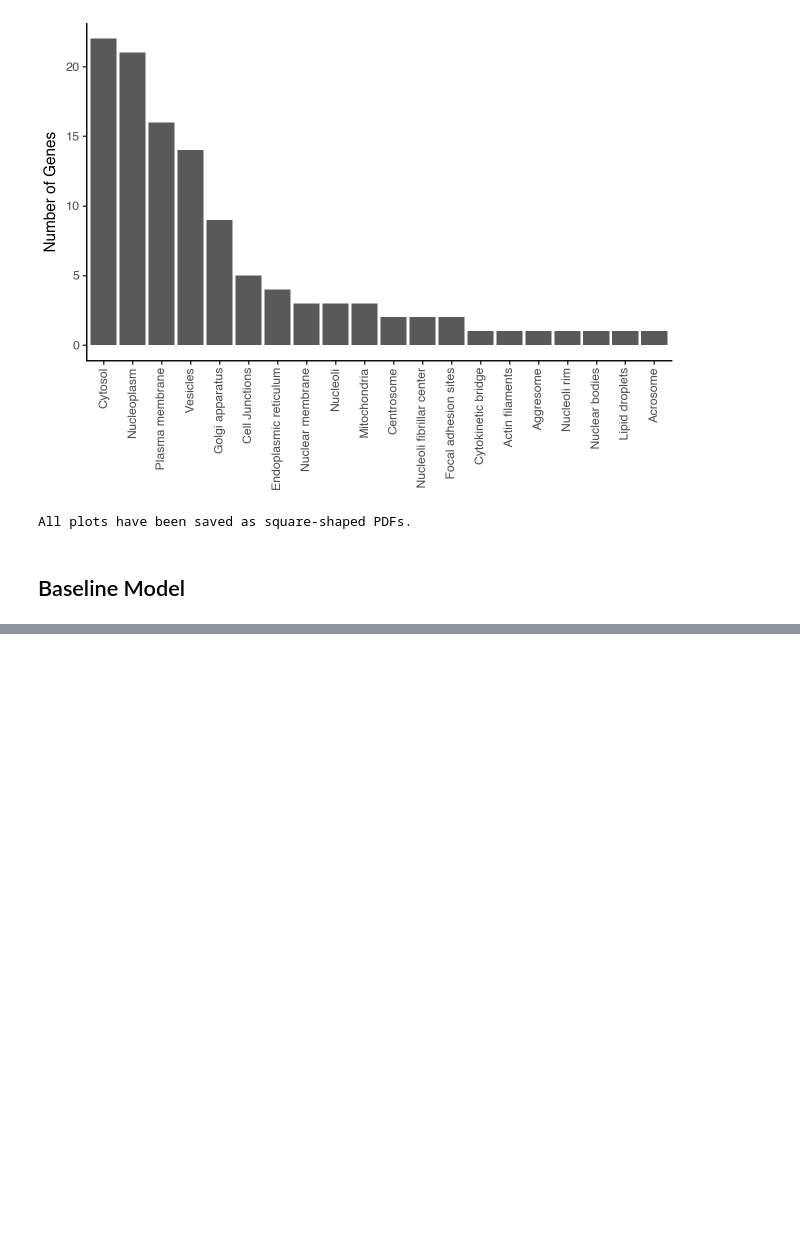
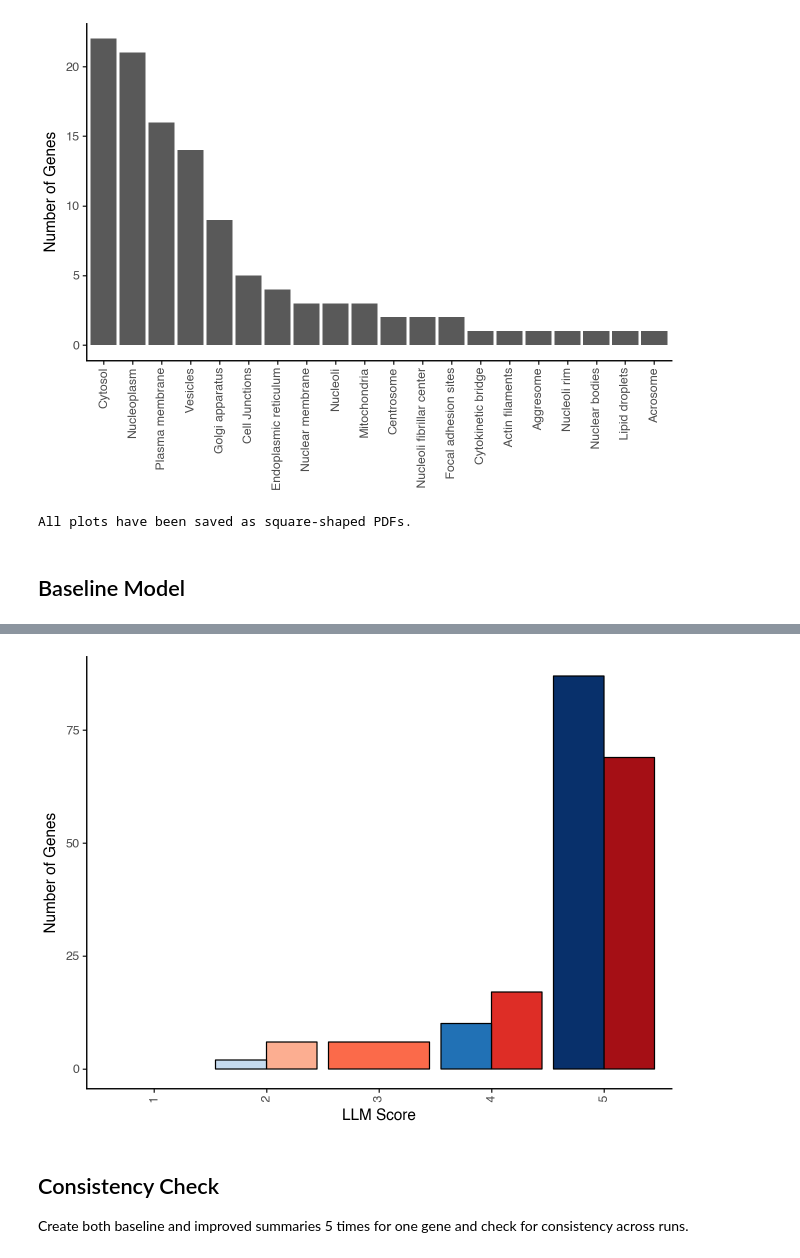
Before and after one commit to kantonopoulos/hpa-ai-summaries, a Jupyter notebook: scripts/pipeline.ipynb, the cells around one changed output, grey strips where cells are left out. Drawn from its saved outputs; the diff is of its cells as text; code cells hidden in the pictures; blank space fills up the shorter version.

```diff
--- a/scripts/pipeline.ipynb
+++ b/scripts/pipeline.ipynb
@@ -623,0 +714,44 @@ Metrics DataFrame:
+# %%
+# Plot LLM evaluation scores
+llm_scores_df = combined_comments[['score', 'Model']].copy()
+llm_scores_df['score'] = llm_scores_df['score'].astype(str).str.split('.').str[0]
+llm_scores_df['Model_Score'] = llm_scores_df['Model'] + '.' + llm_scores_df['score']
+
+score_colors_baseline = {
+    'Baseline.1': '#f7fbff',
+    'Baseline.2': '#c6dbef',
+    'Baseline.3': '#6baed6',
+    'Baseline.4': '#2171b5',
+    'Baseline.5': '#08306b'
+}
+
+score_colors_improved = {
+    'Improved.1': '#fee5d9',
+    'Improved.2': '#fcae91',
+    'Improved.3': '#fb6a4a',
+    'Improved.4': '#de2d26',
+    'Improved.5': '#a50f15'
+}
+
+score_colors = {**score_colors_baseline, **score_colors_improved}
+
+p_llm_scores = (
+    ggplot(llm_scores_df, aes(x='score', fill='Model_Score')) +
+    geom_bar(color='black', position="dodge") +  # Use position="dodge" for side-by-side bars
+    labs(x='LLM Score', y='Number of Genes') +
+    scale_x_discrete(limits=['1', '2', '3', '4', '5']) +
+    scale_fill_manual(values=score_colors) +
+    theme_classic() +
+    theme(
+        axis_text_x=element_text(rotation=90, hjust=0.5),
+        legend_position='none'
+    )
+)
+
+p_llm_scores.show()
+# %% [output]
+[figure, added]
+# %% [markdown]
+## Consistency Check
+
+Create both baseline and improved summaries 5 times for one gene and check for consistency across runs.
```
Also changed, not shown: parts of 13 cells of this notebook, 2 other files.
